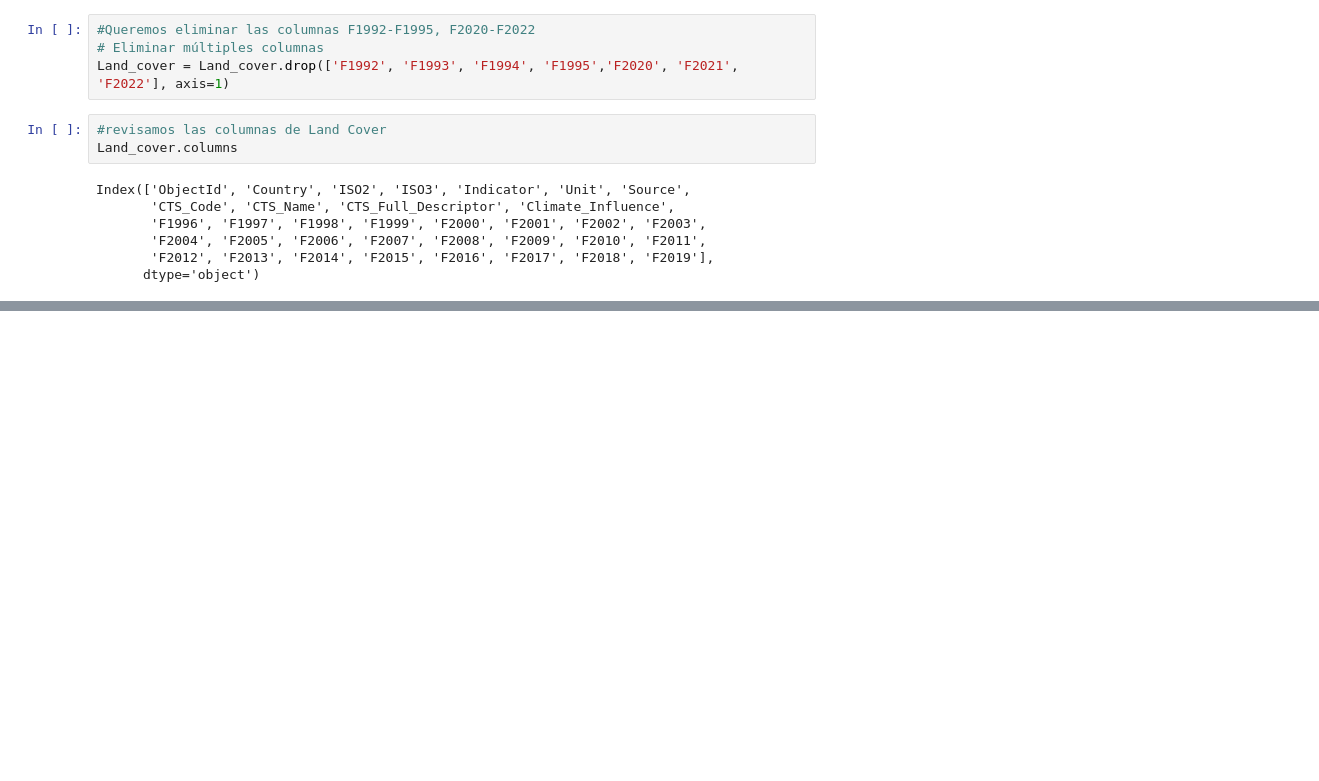
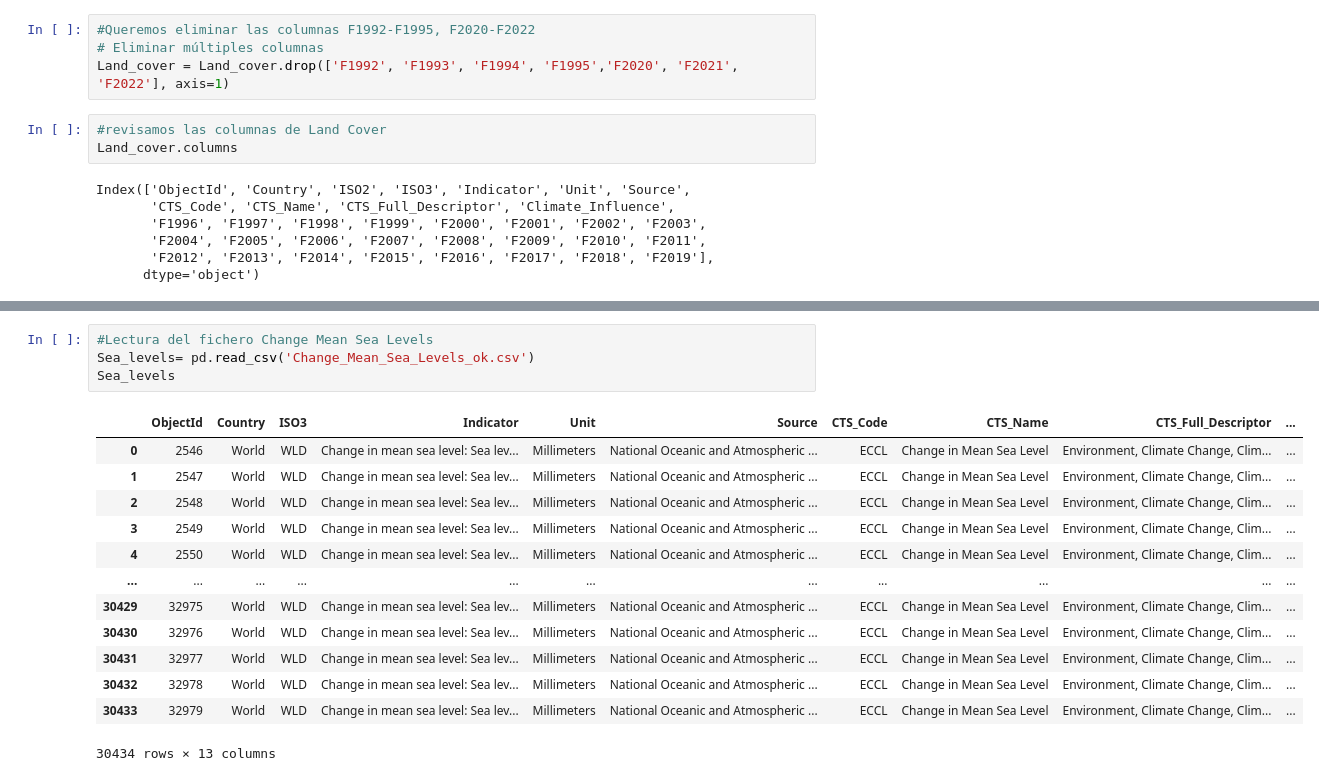
Before and after one commit to Adalab/cristinarull14-proyecto-da-promo-b-modulo-4-team-4-, a Jupyter notebook: EDA.ipynb, the cells around one changed output, grey strips where cells are left out. Cells and saved outputs as stored; diff of their text form; blank space fills up the shorter version.

```diff
--- a/EDA.ipynb
+++ b/EDA.ipynb
@@ -520,0 +533,18 @@ Land_cover.to_csv('Land_Cover_Accounts_ok.csv', index=False)
+# %%
+#Lectura del fichero Change Mean Sea Levels
+Sea_levels= pd.read_csv('Change_Mean_Sea_Levels_ok.csv')
+Sea_levels
+# %% [output]
+|  | ObjectId | Country | ISO3 | Indicator | Unit | Source | CTS_Code | CTS_Name | CTS_Full_Descriptor | ... |
+| 0 | 2546 | World | WLD | Change in mean sea level: Sea lev... | Millimeters | National Oceanic and Atmospheric ... | ECCL | Change in Mean Sea Level | Environment, Climate Change, Clim... | ... |
+| 1 | 2547 | World | WLD | Change in mean sea level: Sea lev... | Millimeters | National Oceanic and Atmospheric ... | ECCL | Change in Mean Sea Level | Environment, Climate Change, Clim... | ... |
+| 2 | 2548 | World | WLD | Change in mean sea level: Sea lev... | Millimeters | National Oceanic and Atmospheric ... | ECCL | Change in Mean Sea Level | Environment, Climate Change, Clim... | ... |
+| 3 | 2549 | World | WLD | Change in mean sea level: Sea lev... | Millimeters | National Oceanic and Atmospheric ... | ECCL | Change in Mean Sea Level | Environment, Climate Change, Clim... | ... |
+| 4 | 2550 | World | WLD | Change in mean sea level: Sea lev... | Millimeters | National Oceanic and Atmospheric ... | ECCL | Change in Mean Sea Level | Environment, Climate Change, Clim... | ... |
+| ... | ... | ... | ... | ... | ... | ... | ... | ... | ... | ... |
+| 30429 | 32975 | World | WLD | Change in mean sea level: Sea lev... | Millimeters | National Oceanic and Atmospheric ... | ECCL | Change in Mean Sea Level | Environment, Climate Change, Clim... | ... |
+| 30430 | 32976 | World | WLD | Change in mean sea level: Sea lev... | Millimeters | National Oceanic and Atmospheric ... | ECCL | Change in Mean Sea Level | Environment, Climate Change, Clim... | ... |
+| 30431 | 32977 | World | WLD | Change in mean sea level: Sea lev... | Millimeters | National Oceanic and Atmospheric ... | ECCL | Change in Mean Sea Level | Environment, Climate Change, Clim... | ... |
+| 30432 | 32978 | World | WLD | Change in mean sea level: Sea lev... | Millimeters | National Oceanic and Atmospheric ... | ECCL | Change in Mean Sea Level | Environment, Climate Change, Clim... | ... |
+| 30433 | 32979 | World | WLD | Change in mean sea level: Sea lev... | Millimeters | National Oceanic and Atmospheric ... | ECCL | Change in Mean Sea Level | Environment, Climate Change, Clim... | ... |
+30434 rows × 13 columns
```
Also changed, not shown: parts of 27 cells of this notebook, 4 other files.
